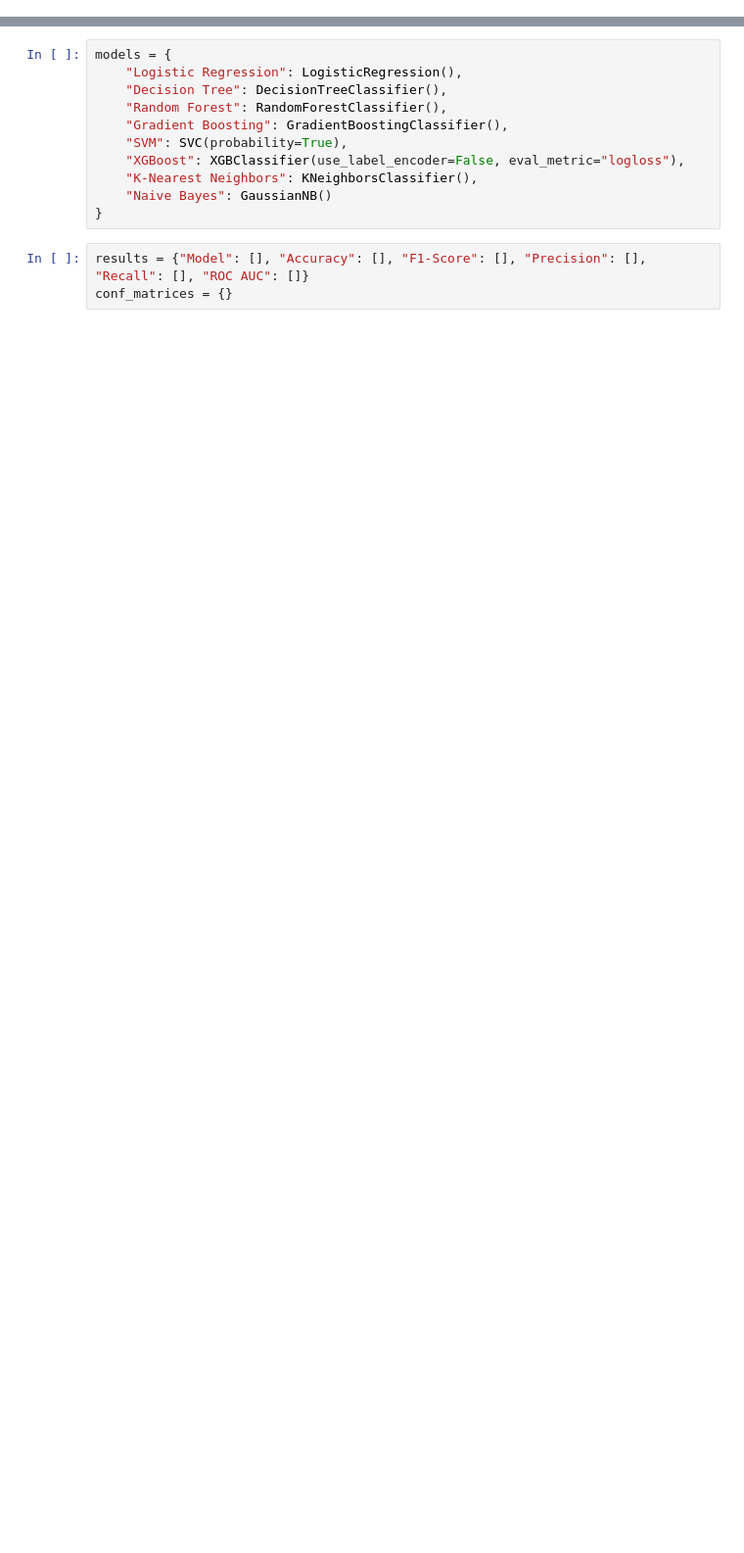
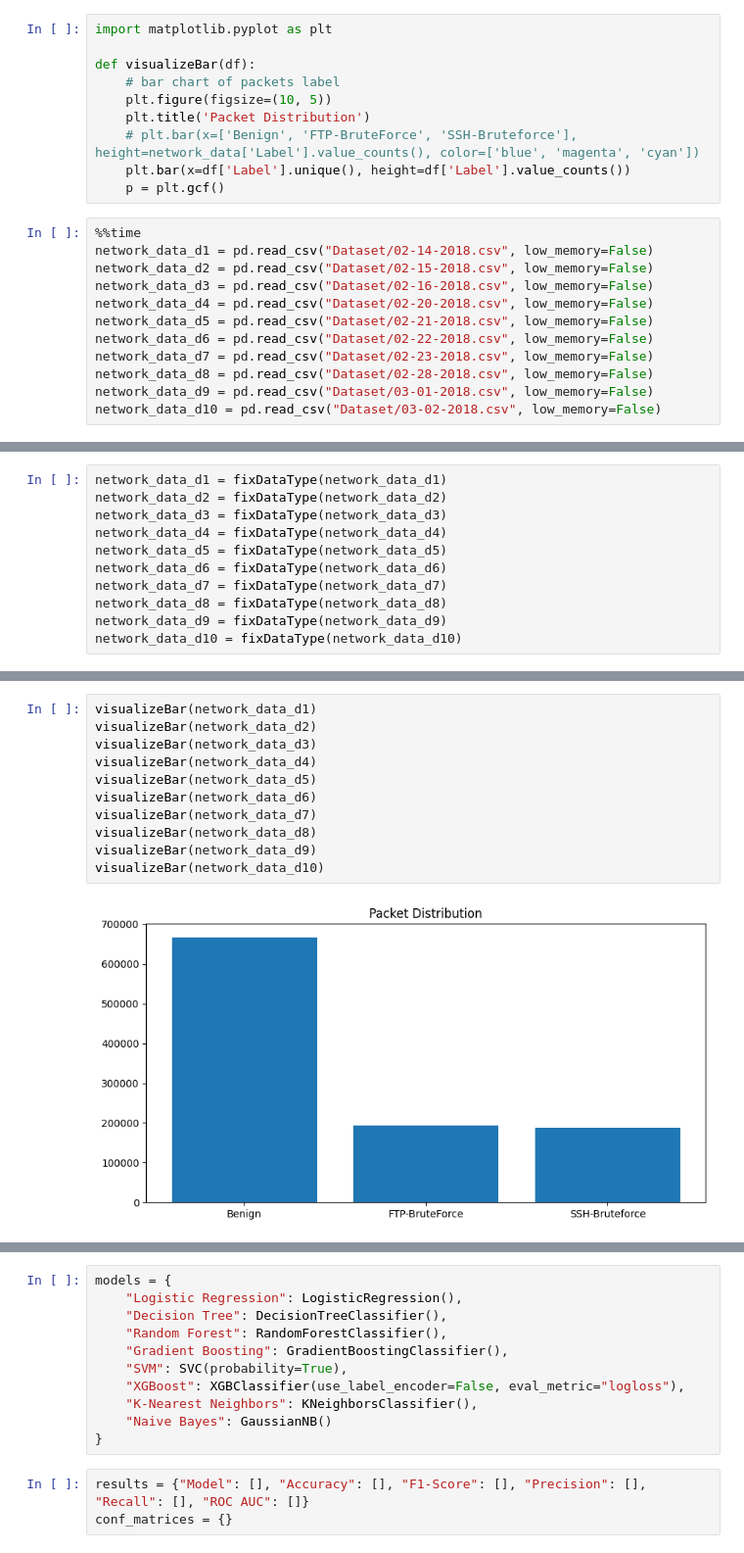
Before and after one commit to prathamk1483/Network-Anomaly-Detection-System, a Jupyter notebook: EDA/main.ipynb, the cells around one changed output, grey strips where cells are left out. Shown at 98% size. Saved outputs shown, nothing was run; the diff lists cells and outputs as text; blank space fills up the shorter version.

```diff
--- a/EDA/main.ipynb
+++ b/EDA/main.ipynb
@@ -88,0 +140,22 @@ X_train, X_test, y_train, y_test = train_test_split(X, y, test_size=0.2, random_
+# %%
+import matplotlib.pyplot as plt
+
+def visualizeBar(df):
+    # bar chart of packets label
+    plt.figure(figsize=(10, 5))
+    plt.title('Packet Distribution')
+    # plt.bar(x=['Benign', 'FTP-BruteForce', 'SSH-Bruteforce'], height=network_data['Label'].value_counts(), color=['blue', 'magenta', 'cyan'])
+    plt.bar(x=df['Label'].unique(), height=df['Label'].value_counts())
+    p = plt.gcf()
+# %%
+%%time
+network_data_d1 = pd.read_csv("Dataset/02-14-2018.csv", low_memory=False)
+network_data_d2 = pd.read_csv("Dataset/02-15-2018.csv", low_memory=False)
+network_data_d3 = pd.read_csv("Dataset/02-16-2018.csv", low_memory=False)
+network_data_d4 = pd.read_csv("Dataset/02-20-2018.csv", low_memory=False)
+network_data_d5 = pd.read_csv("Dataset/02-21-2018.csv", low_memory=False)
+network_data_d6 = pd.read_csv("Dataset/02-22-2018.csv", low_memory=False)
+network_data_d7 = pd.read_csv("Dataset/02-23-2018.csv", low_memory=False)
+network_data_d8 = pd.read_csv("Dataset/02-28-2018.csv", low_memory=False)
+network_data_d9 = pd.read_csv("Dataset/03-01-2018.csv", low_memory=False)
+network_data_d10 = pd.read_csv("Dataset/03-02-2018.csv", low_memory=False)
@@ -88,0 +165,11 @@ X_train, X_test, y_train, y_test = train_test_split(X, y, test_size=0.2, random_
+# %%
+network_data_d1 = fixDataType(network_data_d1)
+network_data_d2 = fixDataType(network_data_d2)
+network_data_d3 = fixDataType(network_data_d3)
+network_data_d4 = fixDataType(network_data_d4)
+network_data_d5 = fixDataType(network_data_d5)
+network_data_d6 = fixDataType(network_data_d6)
+network_data_d7 = fixDataType(network_data_d7)
+network_data_d8 = fixDataType(network_data_d8)
+network_data_d9 = fixDataType(network_data_d9)
+network_data_d10 = fixDataType(network_data_d10)
@@ -88,0 +194,13 @@ X_train, X_test, y_train, y_test = train_test_split(X, y, test_size=0.2, random_
+# %%
+visualizeBar(network_data_d1)
+visualizeBar(network_data_d2)
+visualizeBar(network_data_d3)
+visualizeBar(network_data_d4)
+visualizeBar(network_data_d5)
+visualizeBar(network_data_d6)
+visualizeBar(network_data_d7)
+visualizeBar(network_data_d8)
+visualizeBar(network_data_d9)
+visualizeBar(network_data_d10)
+# %% [output]
+[figure, added]
```
Also changed, not shown: parts of 45 cells of this notebook.
